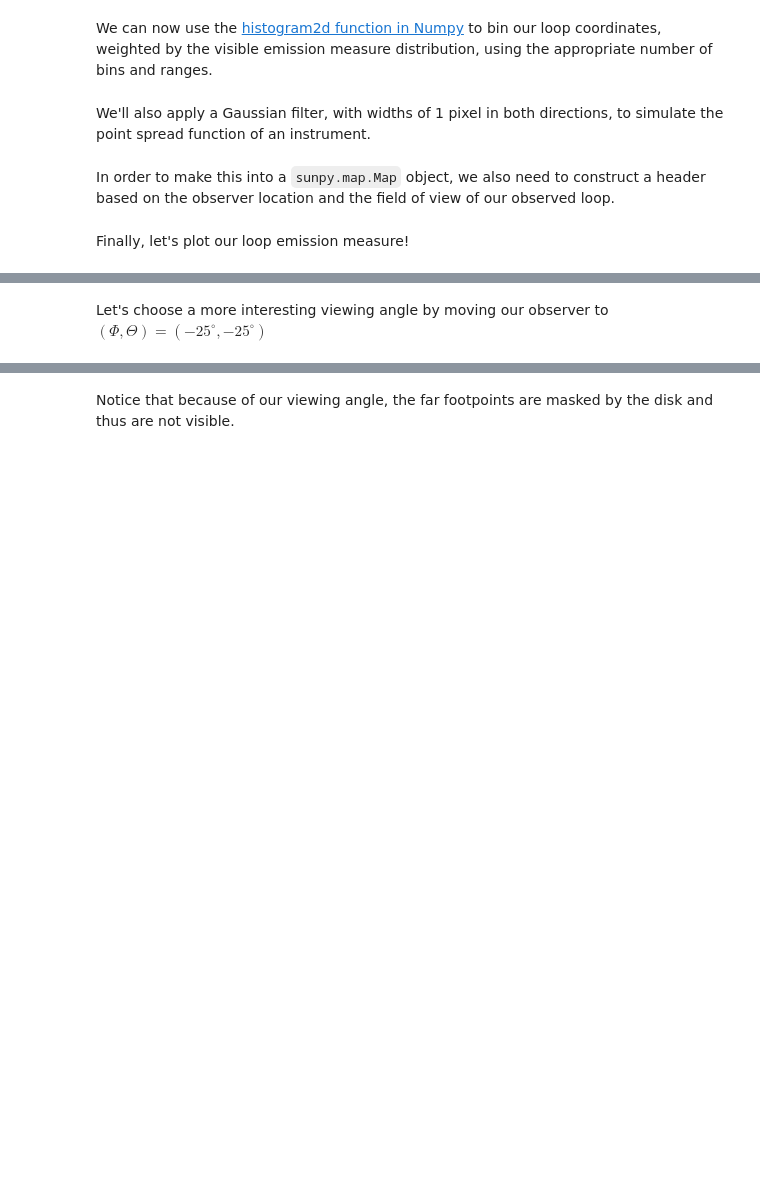
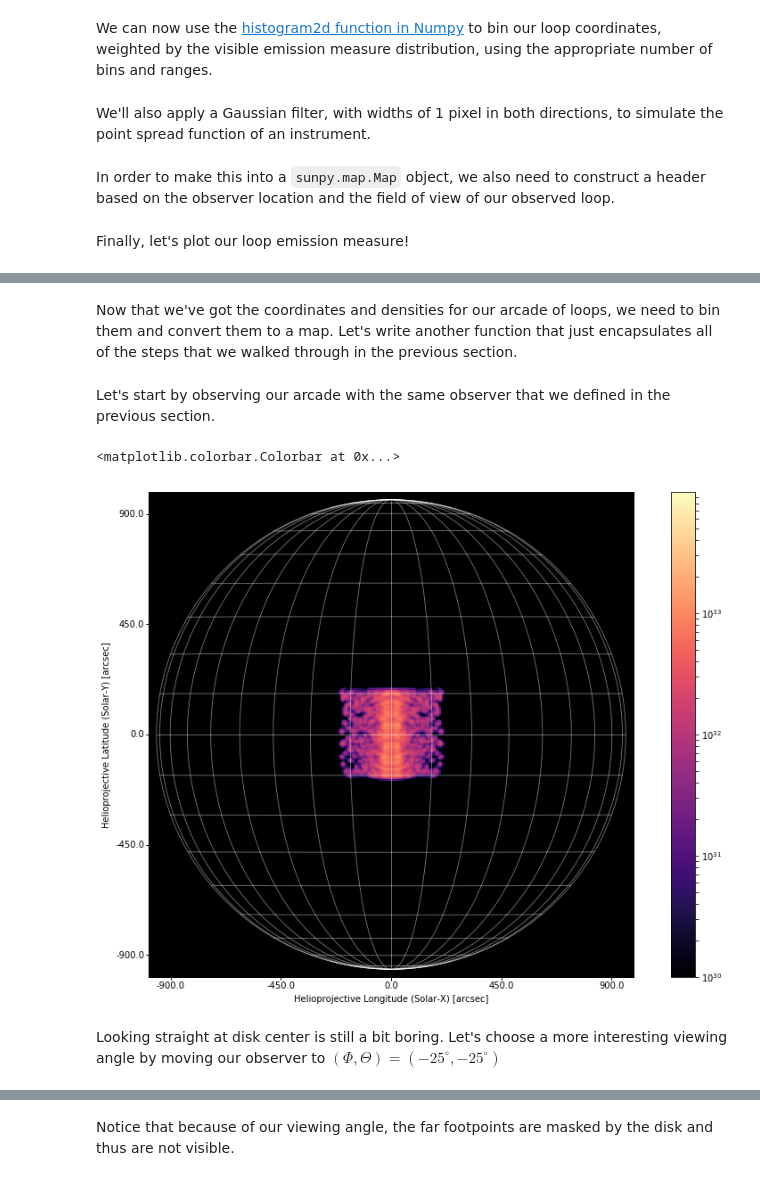
Before and after one commit to sunpy/sunpy.org, a Jupyter notebook: posts/2018/2018-07-21-coronal-loop-coordinates.ipynb, the cells around one changed output, grey strips where cells are left out. Cells and saved outputs as stored; diff of their text form; code cells hidden in the pictures; blank space fills up the shorter version.

```diff
--- a/posts/2018/2018-07-21-coronal-loop-coordinates.ipynb
+++ b/posts/2018/2018-07-21-coronal-loop-coordinates.ipynb
@@ -318,0 +273,2 @@ def em_arcade(n_loops,observer, length_min=10*u.Mm, length_max=100*u.Mm, theta_m
+# %% [markdown]
+Now that we've got the coordinates and densities for our arcade of loops, we need to bin them and convert them to a map. Let's write another function that just encapsulates all of the steps that we walked through in the previous section.
@@ -319,5 +324,22 @@ def em_arcade(n_loops,observer, length_min=10*u.Mm, length_max=100*u.Mm, theta_m
+# %% [markdown]
+Let's start by observing our arcade with the same observer that we defined in the previous section.
+# %%
+arcade_map = arcade_to_map(coords,densities,observer)
+# %%
+fig = plt.figure(figsize=(15,10))
+ax = fig.gca(projection=arcade_map)
+im = arcade_map.plot()
+ax.plot_coord(SkyCoord(-900*u.arcsec,-900*u.arcsec,frame=arcade_map.coordinate_frame),alpha=0)
+ax.plot_coord(SkyCoord(900*u.arcsec,900*u.arcsec,frame=arcade_map.coordinate_frame),alpha=0)
+em_map.draw_grid(grid_spacing=10*u.deg,color='w',axes=ax)
+ax.grid(alpha=0)
+ax.set_facecolor('k')
+fig.colorbar(im,ax=ax)
+# %% [output]
+<matplotlib.colorbar.Colorbar at 0x...>
+[figure, added]
 # %% [markdown]
-Let's choose a more interesting viewing angle by moving our observer to $(\Phi,\Theta)=(-25^{\circ},-25^{\circ})$
+Looking straight at disk center is still a bit boring. Let's choose a more interesting viewing angle by moving our observer to $(\Phi,\Theta)=(-25^{\circ},-25^{\circ})$
 # %%
 observer = SkyCoord(lon=-25*u.deg,
                     lat=-25*u.deg,
```
Also changed, not shown: parts of 25 cells of this notebook.
